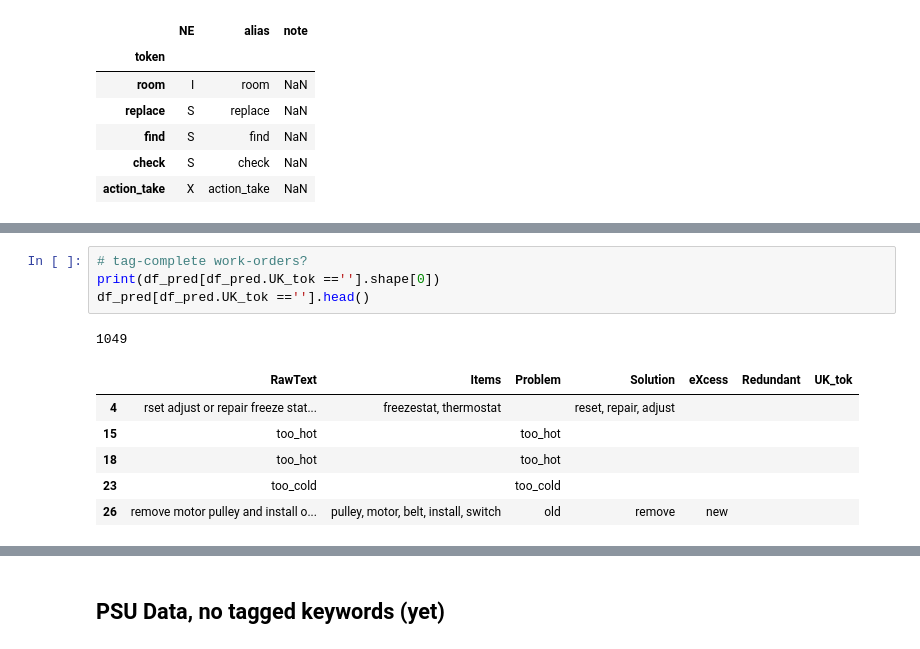
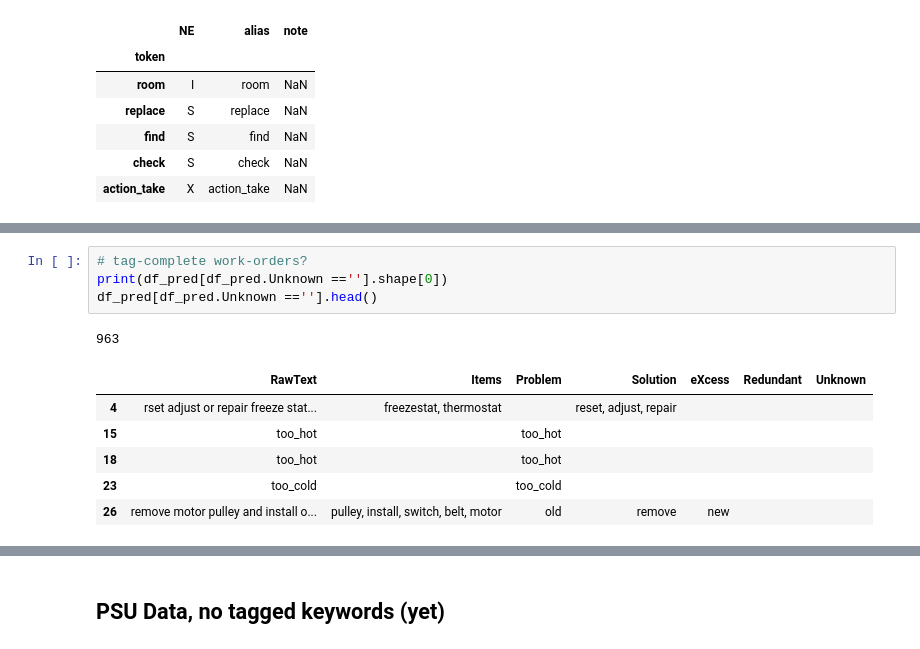
Before and after one commit to usnistgov/nestor-tmp2, a Jupyter notebook: docs/tutorial.ipynb, the cells around one changed output, grey strips where cells are left out. Drawn from its saved outputs; the diff is of its cells as text.

```diff
--- a/docs/tutorial.ipynb
+++ b/docs/tutorial.ipynb
@@ -188,15 +418,15 @@ df_pred.head()
 # %%
 # tag-complete work-orders?
-print(df_pred[df_pred.UK_tok ==''].shape[0])
-df_pred[df_pred.UK_tok ==''].head()
+print(df_pred[df_pred.Unknown ==''].shape[0])
+df_pred[df_pred.Unknown ==''].head()
 # %% [output]
-1049
+963
-|  | RawText | Items | Problem | Solution | eXcess | Redundant | UK_tok |
-| 4 | rset adjust or repair freeze stat... | freezestat, thermostat |  | reset, repair, adjust |  |  |  |
+|  | RawText | Items | Problem | Solution | eXcess | Redundant | Unknown |
+| 4 | rset adjust or repair freeze stat... | freezestat, thermostat |  | reset, adjust, repair |  |  |  |
 | 15 | too_hot |  | too_hot |  |  |  |  |
 | 18 | too_hot |  | too_hot |  |  |  |  |
 | 23 | too_cold |  | too_cold |  |  |  |  |
-| 26 | remove motor pulley and install o... | pulley, motor, belt, install, switch | old | remove | new |  |  |
+| 26 | remove motor pulley and install o... | pulley, install, switch, belt, motor | old | remove | new |  |  |
 # %%
 # tag-empty?
 print(df_pred[(df_pred[['Items','Problem','Solution']]=='').all(axis=1)].shape[0])
```
Also changed, not shown: parts of 24 cells of this notebook, 9 other files.
